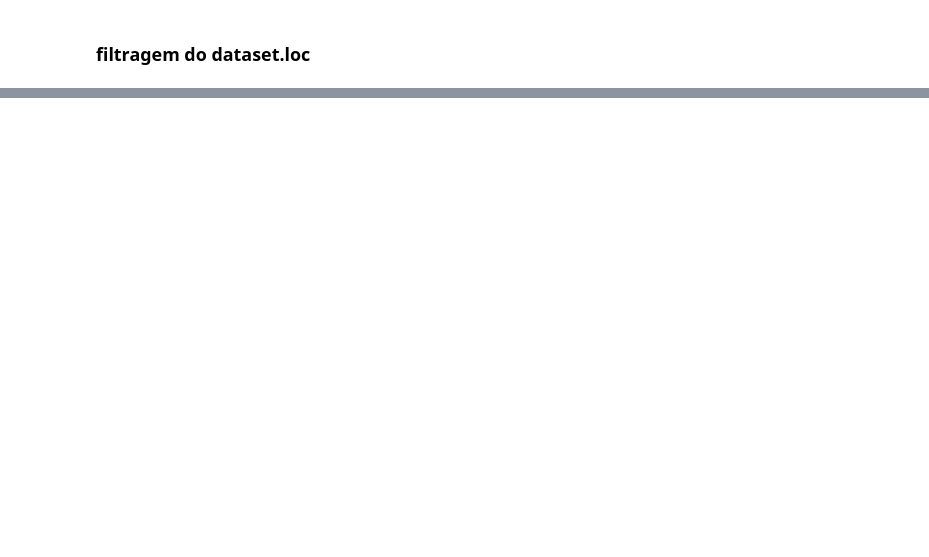
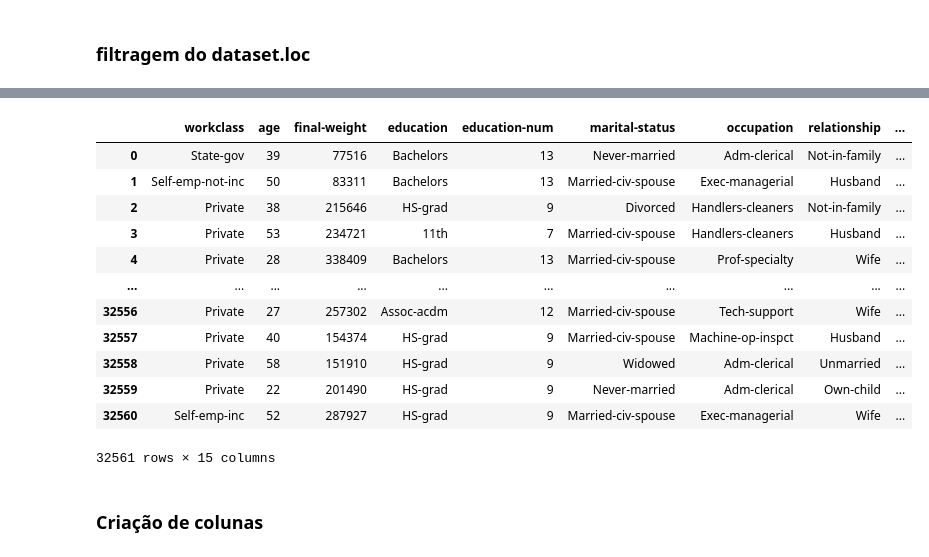
Before and after one commit to DanRelief/DanRelief, a Jupyter notebook: Pandas.ipynb, the cells around one changed output, grey strips where cells are left out. Cells and saved outputs as stored; diff of their text form; code cells hidden in the pictures; blank space fills up the shorter version.

```diff
--- a/Pandas.ipynb
+++ b/Pandas.ipynb
@@ -1866,0 +586,3 @@ dataset.loc[(dataset["education-num"]==6) & (dataset["marital-status"]== "never
+# %%
+dataset.columns = [coluna.upper() for coluna in dataset.columns] #transformando as colunas em letras maiusculas
+dataset.columns
@@ -1866,0 +595,3 @@ dataset.loc[(dataset["education-num"]==6) & (dataset["marital-status"]== "never
+# %%
+dataset.columns = [coluna.lower() for coluna in dataset.columns] #transformando as colunas em letras minúsculas
+dataset.columns
@@ -1866,0 +604,2 @@ dataset.loc[(dataset["education-num"]==6) & (dataset["marital-status"]== "never
+# %%
+dataset.rename(columns= {"idade": "age", "trabalho": "workclass"}, inplace = True) #mudando o nome das colunas
@@ -1866,0 +615,23 @@ dataset.loc[(dataset["education-num"]==6) & (dataset["marital-status"]== "never
+# %%
+dataset= dataset.reindex(labels= ['workclass', 'age', 'final-weight', 'education', 'education-num',
+       'marital-status', 'occupation', 'relationship', 'race', 'sex',
+       'capital-gain', 'capital-loos', 'hour-per-week', 'native-country',
+       'income'], axis = 1) #trocando a ordem das colunas age pelo workclass, colocando axis = 1 para mudar apenas as colunas e não as linhas
+
+dataset
+# %% [output]
+|  | workclass | age | final-weight | education | education-num | marital-status | occupation | relationship | ... |
+| 0 | State-gov | 39 | 77516 | Bachelors | 13 | Never-married | Adm-clerical | Not-in-family | ... |
+| 1 | Self-emp-not-inc | 50 | 83311 | Bachelors | 13 | Married-civ-spouse | Exec-managerial | Husband | ... |
+| 2 | Private | 38 | 215646 | HS-grad | 9 | Divorced | Handlers-cleaners | Not-in-family | ... |
+| 3 | Private | 53 | 234721 | 11th | 7 | Married-civ-spouse | Handlers-cleaners | Husband | ... |
+| 4 | Private | 28 | 338409 | Bachelors | 13 | Married-civ-spouse | Prof-specialty | Wife | ... |
+| ... | ... | ... | ... | ... | ... | ... | ... | ... | ... |
+| 32556 | Private | 27 | 257302 | Assoc-acdm | 12 | Married-civ-spouse | Tech-support | Wife | ... |
+| 32557 | Private | 40 | 154374 | HS-grad | 9 | Married-civ-spouse | Machine-op-inspct | Husband | ... |
+| 32558 | Private | 58 | 151910 | HS-grad | 9 | Widowed | Adm-clerical | Unmarried | ... |
+| 32559 | Private | 22 | 201490 | HS-grad | 9 | Never-married | Adm-clerical | Own-child | ... |
+| 32560 | Self-emp-inc | 52 | 287927 | HS-grad | 9 | Married-civ-spouse | Exec-managerial | Wife | ... |
+32561 rows × 15 columns
+# %% [markdown]
+### Criação de colunas
```
Also changed, not shown: parts of 179 cells of this notebook.
